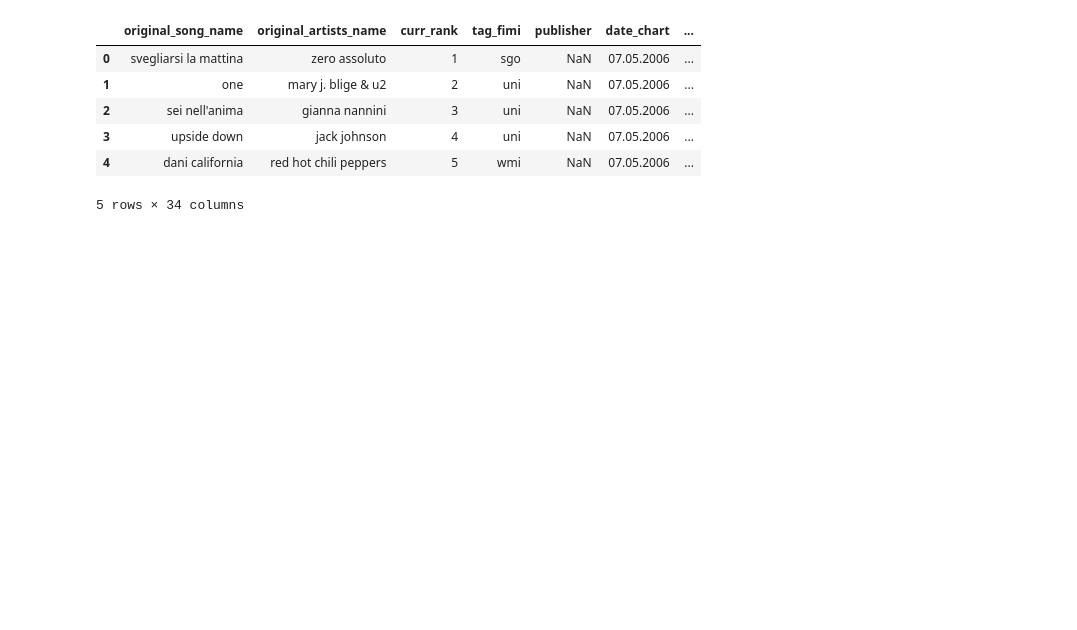
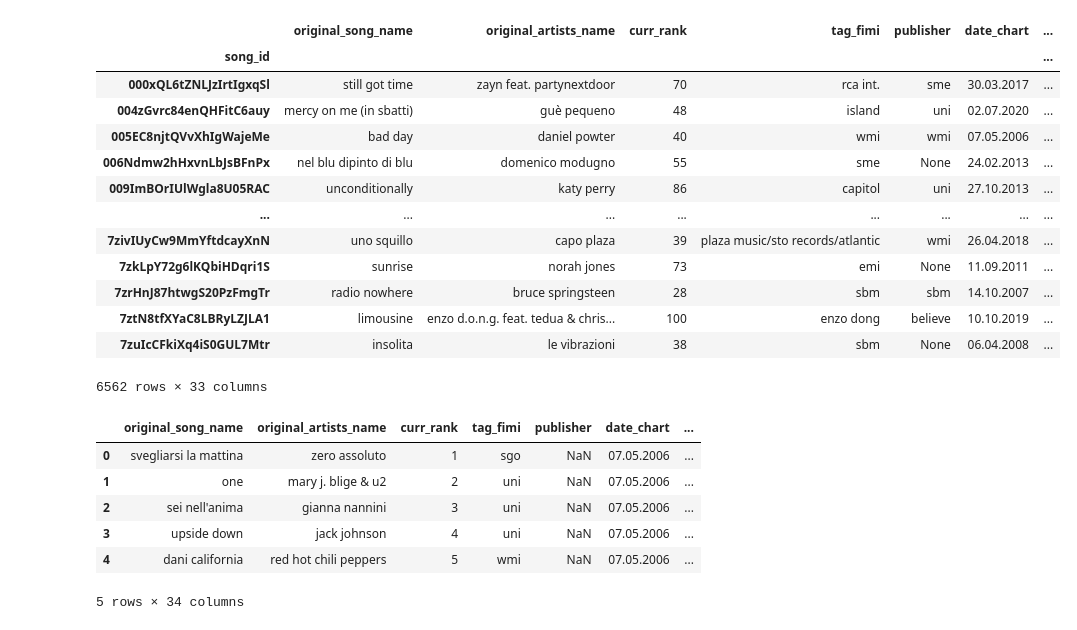
Before and after one commit to Jivanni/everybodyschanging, a Jupyter notebook: initial_data_gathering/scraper/wiki_scraper/csv_maker.ipynb, the cells around one changed output. Saved outputs shown, nothing was run; the diff lists cells and outputs as text; code cells hidden in the pictures; blank space fills up the shorter version.

```diff
--- a/initial_data_gathering/scraper/wiki_scraper/csv_maker.ipynb
+++ b/initial_data_gathering/scraper/wiki_scraper/csv_maker.ipynb
@@ -2,7 +2,24 @@
 import re
 import pandas as pd
 # %%
-df = pd.read_csv("combined_df_final.csv", sep=";")
+df = pd.read_csv("../../../data/combined_df_final.csv", sep=";")
 # %%
 df.to_csv("combined_df_final_nospace.csv", sep=";",index=False)
+# %%
+df.groupby("song_id").first()
+# %% [output]
+|  | original_song_name | original_artists_name | curr_rank | tag_fimi | publisher | date_chart | ... |
+| song_id |  |  |  |  |  |  | ... |
+| 000xQL6tZNLJzIrtIgxqSl | still got time | zayn feat. partynextdoor | 70 | rca int. | sme | 30.03.2017 | ... |
+| 004zGvrc84enQHFitC6auy | mercy on me (in sbatti) | guè pequeno | 48 | island | uni | 02.07.2020 | ... |
+| 005EC8njtQVvXhIgWajeMe | bad day | daniel powter | 40 | wmi | wmi | 07.05.2006 | ... |
+| 006Ndmw2hHxvnLbJsBFnPx | nel blu dipinto di blu | domenico modugno | 55 | sme | None | 24.02.2013 | ... |
+| 009ImBOrIUlWgla8U05RAC | unconditionally | katy perry | 86 | capitol | uni | 27.10.2013 | ... |
+| ... | ... | ... | ... | ... | ... | ... | ... |
+| 7zivIUyCw9MmYftdcayXnN | uno squillo | capo plaza | 39 | plaza music/sto records/atlantic | wmi | 26.04.2018 | ... |
+| 7zkLpY72g6lKQbiHDqri1S | sunrise | norah jones | 73 | emi | None | 11.09.2011 | ... |
+| 7zrHnJ87htwgS20PzFmgTr | radio nowhere | bruce springsteen | 28 | sbm | sbm | 14.10.2007 | ... |
+| 7ztN8tfXYaC8LBRyLZJLA1 | limousine | enzo d.o.n.g. feat. tedua & chris... | 100 | enzo dong | believe | 10.10.2019 | ... |
+| 7zuIcCFkiXq4iS0GUL7Mtr | insolita | le vibrazioni | 38 | sbm | None | 06.04.2008 | ... |
+6562 rows × 33 columns
 # %%
```
Also changed, not shown: parts of 2 cells of this notebook, 4 other files.
